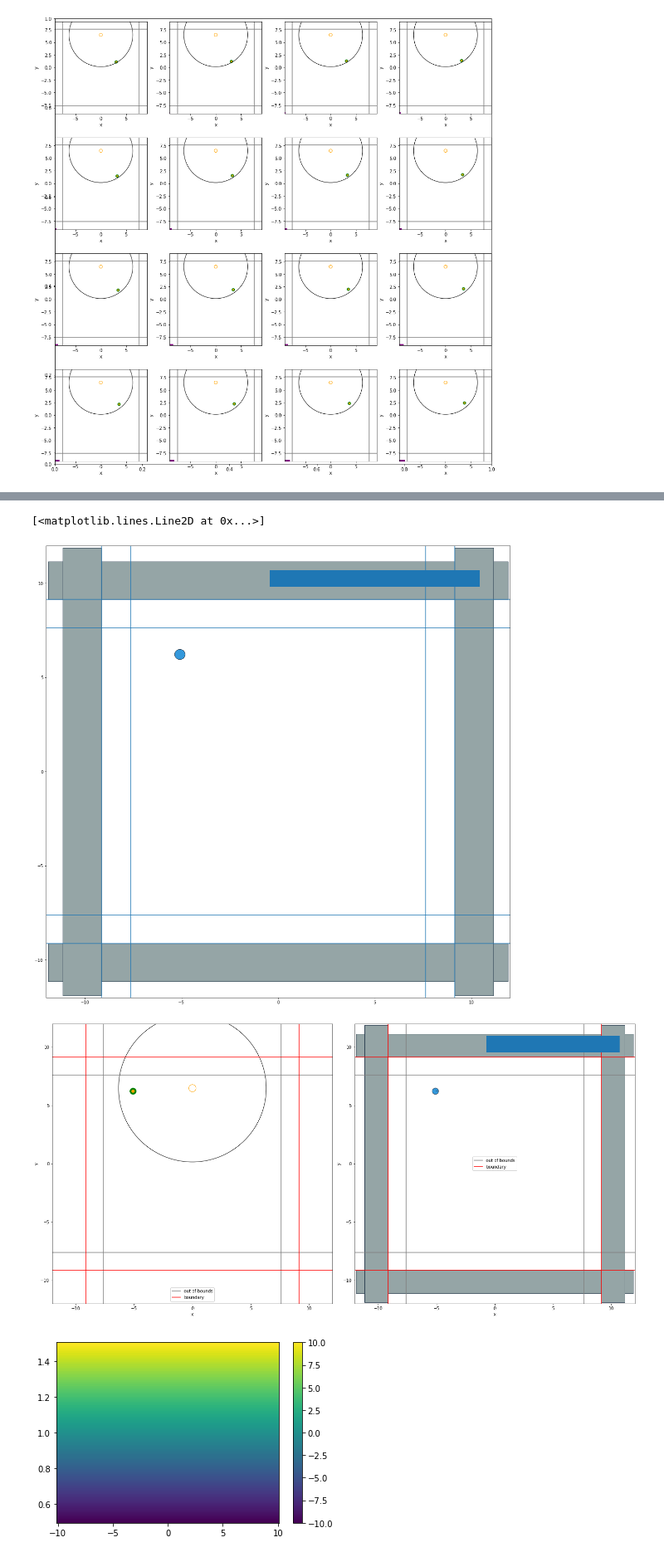
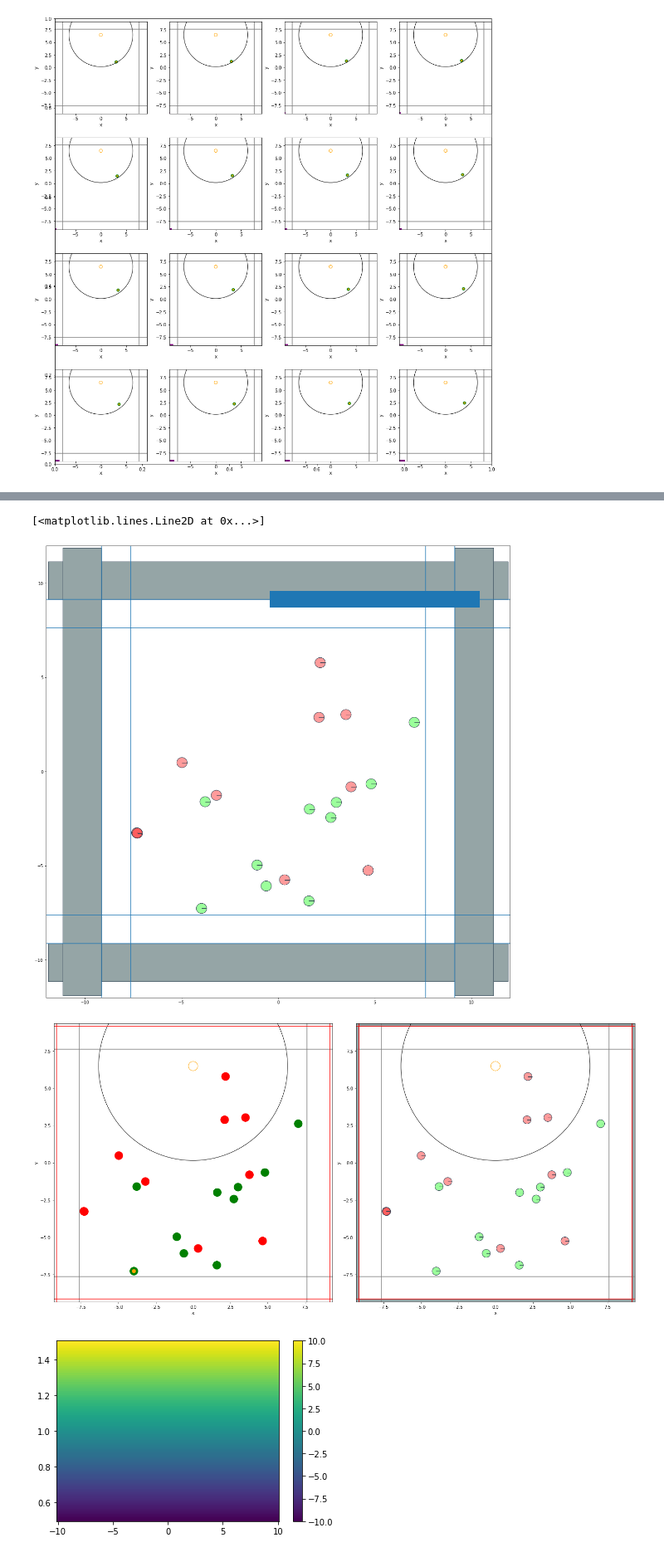
Before and after one commit to akarshkumar0101/basketball-rl, a Jupyter notebook: viz_env.ipynb, the cells around one changed output, grey strips where cells are left out. Shown at 83% size. Cells and saved outputs as stored; diff of their text form; code cells hidden in the pictures.

```diff
--- a/viz_env.ipynb
+++ b/viz_env.ipynb
@@ -43,7 +43,7 @@ fig = env.render_episode(mode='overlay', tqdm=tqdm)
 import pymunk
 import pymunk.matplotlib_util
 # %%
-env = env_basketball.BasketballEnv(config={'n_offensive_players': 1, 'n_defensive_players': 0})
+env = env_basketball.BasketballEnv(config={'n_offensive_players': 10, 'n_defensive_players': 10})
 state = env.reset()
 fig, ax = plt.subplots(figsize=(20, 20))
 # ax.set_facecolor("red")
@@ -55,15 +55,15 @@ plt.hlines(7.62, -20, 20); plt.hlines(-7.62, -20, 20); plt.vlines(7.62, -20, 20)
 plt.xlim(-12, 12)
 plt.ylim(-12, 12)
 
-plt.plot([0,10], [10.244,10.244], linewidth=40)
+plt.plot([0,10], [9.144, 9.144], linewidth=40)
 # %% [output]
 [<matplotlib.lines.Line2D at 0x...>]
-[figure, old version]
+[figure, new version]
 # %%
 fig, axs = plt.subplots(1, 2, figsize=(20, 10))
 env.render(ax=axs[0])
 env.render(backend='pymunk', ax=axs[1])
-plt.plot([0,10], [10.244,10.244], linewidth=40)
 plt.tight_layout()
+# plt.plot([0,10], [9.144, 9.144], linewidth=40)
 # %% [output]
-[figure, old version]
+[figure, new version]
```
Also changed, not shown: parts of 2 cells of this notebook, 2 other files.
